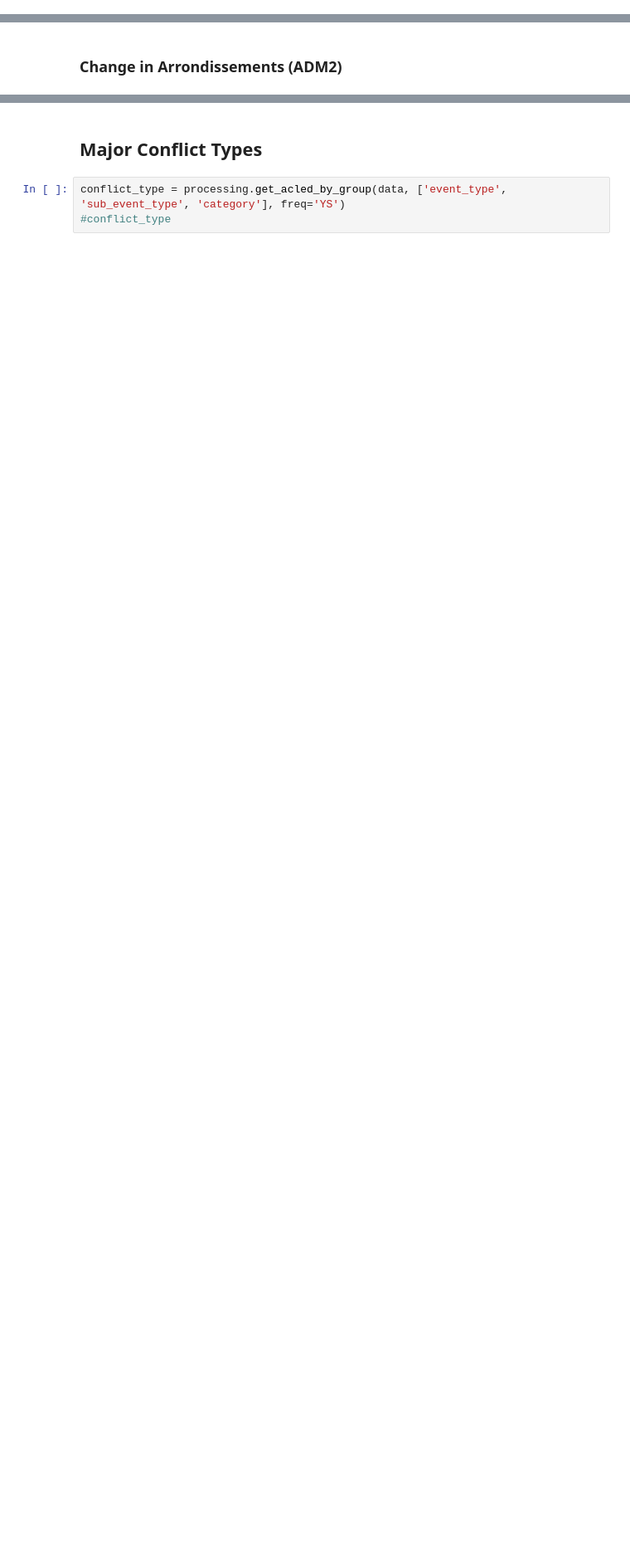
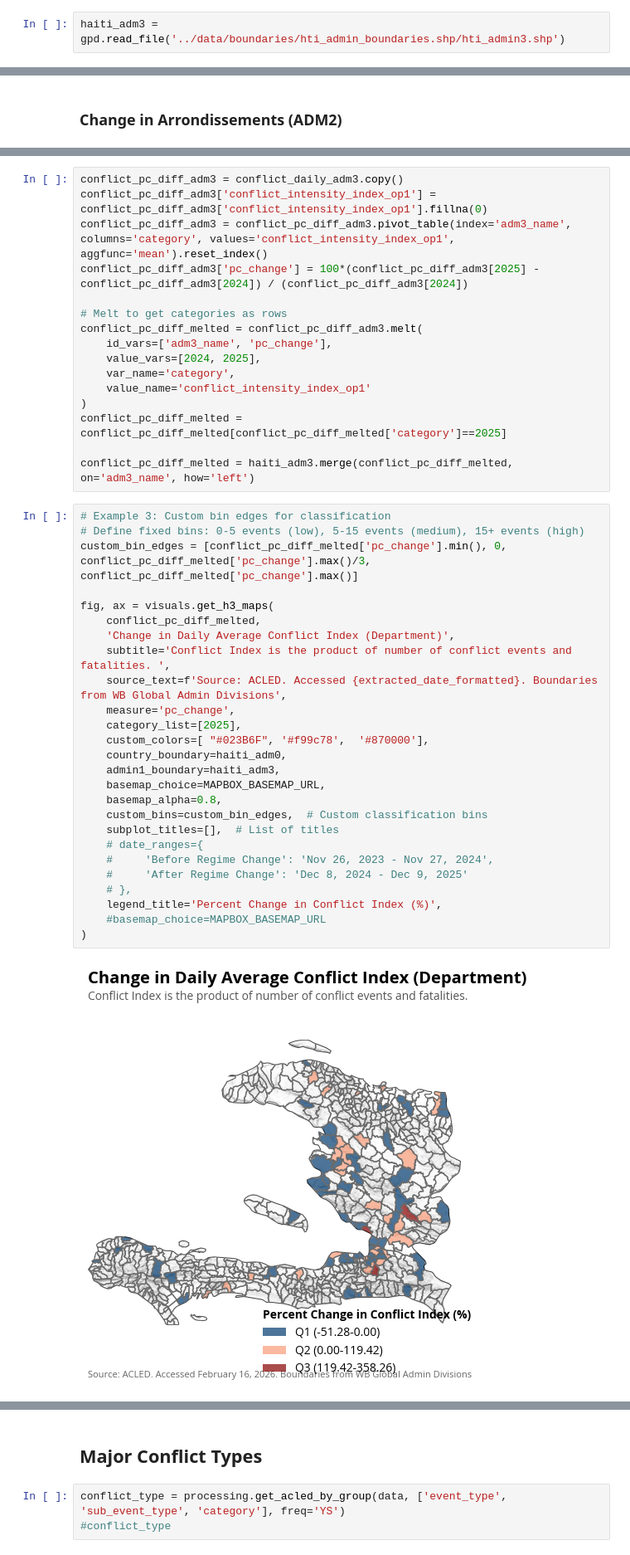
Before and after one commit to datapartnership/haiti-conflict-analysis, a Jupyter notebook: notebooks/acled.ipynb, the cells around one changed output, grey strips where cells are left out. Shown at 83% size. Drawn from its saved outputs; the diff is of its cells as text; blank space fills up the shorter version.

```diff
--- a/notebooks/acled.ipynb
+++ b/notebooks/acled.ipynb
@@ -49,3 +49,5 @@ Found 42 admin 2 subdivisions for HTI
+# %%
+haiti_adm3 = gpd.read_file('../data/boundaries/hti_admin_boundaries.shp/hti_admin3.shp')
 # %%
 COUNTRIES_OF_INTEREST = ["Haiti"]
 
@@ -340,0 +381,44 @@ fig, ax = visuals.get_h3_maps(
+# %%
+conflict_pc_diff_adm3 = conflict_daily_adm3.copy()
+conflict_pc_diff_adm3['conflict_intensity_index_op1'] = conflict_pc_diff_adm3['conflict_intensity_index_op1'].fillna(0)
+conflict_pc_diff_adm3 = conflict_pc_diff_adm3.pivot_table(index='adm3_name', columns='category', values='conflict_intensity_index_op1', aggfunc='mean').reset_index()
+conflict_pc_diff_adm3['pc_change'] = 100*(conflict_pc_diff_adm3[2025] - conflict_pc_diff_adm3[2024]) / (conflict_pc_diff_adm3[2024])
+
+# Melt to get categories as rows
+conflict_pc_diff_melted = conflict_pc_diff_adm3.melt(
+    id_vars=['adm3_name', 'pc_change'],
+    value_vars=[2024, 2025],
+    var_name='category',
+    value_name='conflict_intensity_index_op1'
+)
+conflict_pc_diff_melted = conflict_pc_diff_melted[conflict_pc_diff_melted['category']==2025]
+
+conflict_pc_diff_melted = haiti_adm3.merge(conflict_pc_diff_melted, on='adm3_name', how='left')
+# %%
+# Example 3: Custom bin edges for classification
+# Define fixed bins: 0-5 events (low), 5-15 events (medium), 15+ events (high)
+custom_bin_edges = [conflict_pc_diff_melted['pc_change'].min(), 0, conflict_pc_diff_melted['pc_change'].max()/3, conflict_pc_diff_melted['pc_change'].max()]
+
+fig, ax = visuals.get_h3_maps(
+    conflict_pc_diff_melted,
+    'Change in Daily Average Conflict Index (Department)',
+    subtitle='Conflict Index is the product of number of conflict events and fatalities. ',
+    source_text=f'Source: ACLED. Accessed {extracted_date_formatted}. Boundaries from WB Global Admin Divisions',
+    measure='pc_change',
+    category_list=[2025],
+    custom_colors=[ "#023B6F", '#f99c78',  '#870000'],
+    country_boundary=haiti_adm0,
+    admin1_boundary=haiti_adm3,
+    basemap_choice=MAPBOX_BASEMAP_URL,
+    basemap_alpha=0.8,
+    custom_bins=custom_bin_edges,  # Custom classification bins
+    subplot_titles=[],  # List of titles
+    # date_ranges={
+    #     'Before Regime Change': 'Nov 26, 2023 - Nov 27, 2024',
+    #     'After Regime Change': 'Dec 8, 2024 - Dec 9, 2025'
+    # },
+    legend_title='Percent Change in Conflict Index (%)',
+    #basemap_choice=MAPBOX_BASEMAP_URL
+)
+# %% [output]
+[figure, added]
```
Also changed, not shown: parts of 16 cells of this notebook, 3 other files.
